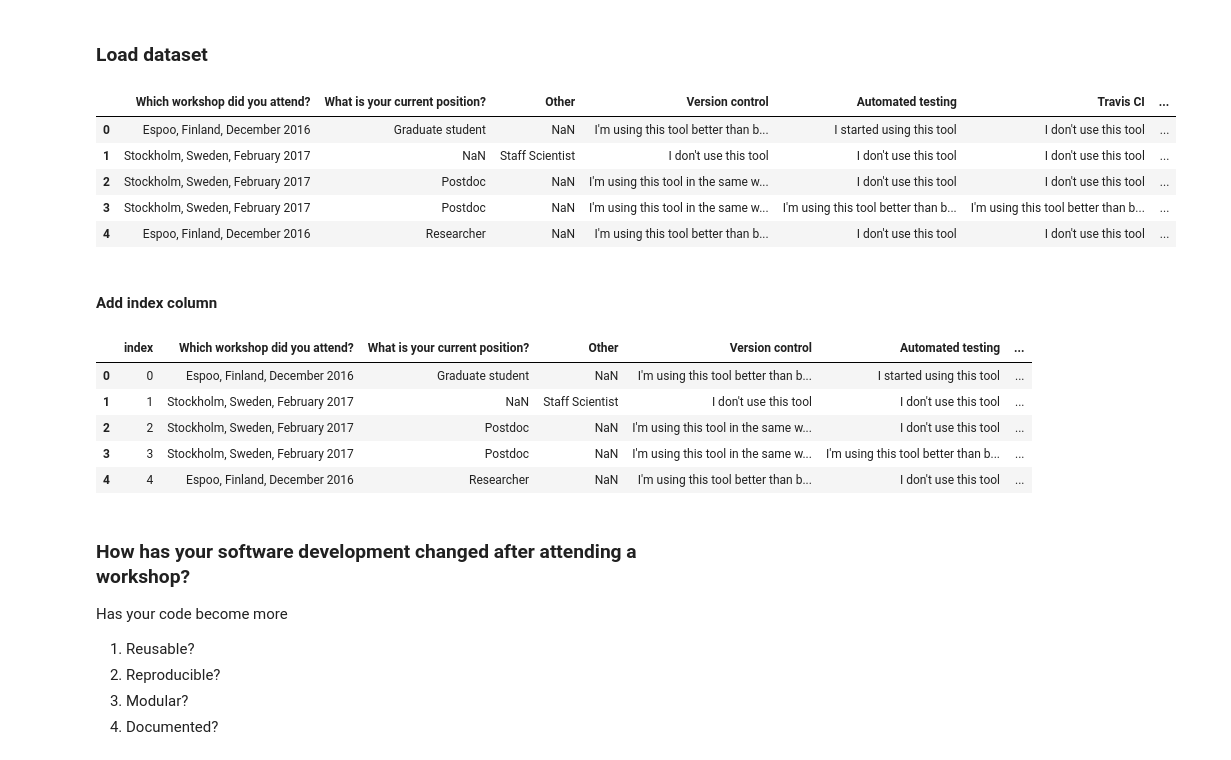
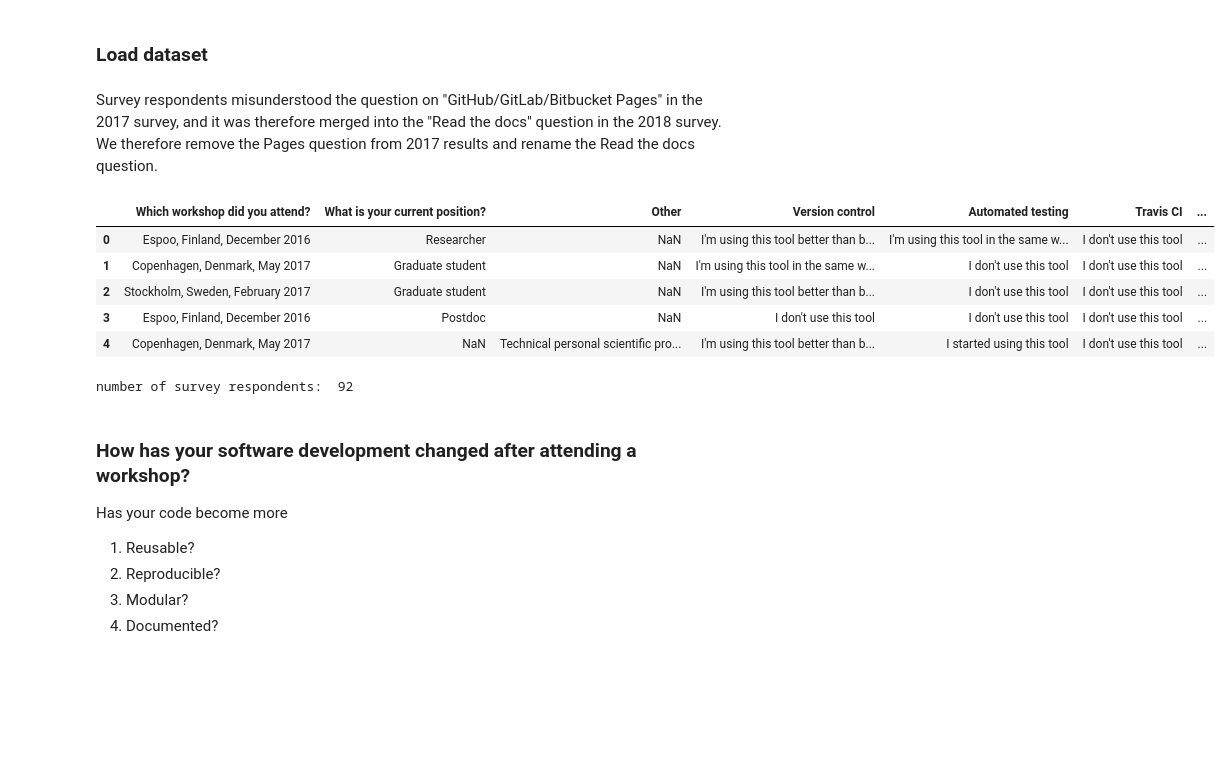
Before and after one commit to coderefinery/post-workshop-survey, a Jupyter notebook: survey_analysis.ipynb, the cells around one changed output. Drawn from its saved outputs; the diff is of its cells as text; code cells hidden in the pictures; blank space fills up the shorter version.

```diff
--- a/survey_analysis.ipynb
+++ b/survey_analysis.ipynb
@@ -8,31 +8,3 @@ import seaborn as sns
 %matplotlib inline
 # %% [markdown]
 ### Load dataset
-# %%
-df = pd.read_csv("workshop-followup-survey-report_2.csv")
-# replace space by underscore, DONT NEED TO
-#df.columns = [c.replace(' ', '_') for c in df.columns]
-
-# remove the GitHub-Pages question since it's probably misunderstood
-#del df["GitHub/GitLab/BitBucket_Pages"]
-del df["GitHub/GitLab/BitBucket Pages"]
-df.head()
-# %% [output]
-|  | Which workshop did you attend? | What is your current position? | Other | Version control | Automated testing | Travis CI | ... |
-| 0 | Espoo, Finland, December 2016 | Graduate student | NaN | I'm using this tool better than b... | I started using this tool | I don't use this tool | ... |
-| 1 | Stockholm, Sweden, February 2017 | NaN | Staff Scientist | I don't use this tool | I don't use this tool | I don't use this tool | ... |
-| 2 | Stockholm, Sweden, February 2017 | Postdoc | NaN | I'm using this tool in the same w... | I don't use this tool | I don't use this tool | ... |
-| 3 | Stockholm, Sweden, February 2017 | Postdoc | NaN | I'm using this tool in the same w... | I'm using this tool better than b... | I'm using this tool better than b... | ... |
-| 4 | Espoo, Finland, December 2016 | Researcher | NaN | I'm using this tool better than b... | I don't use this tool | I don't use this tool | ... |
-# %% [markdown]
-#### Add index column
-# %%
-df = df.reset_index()
-df.head()
-# %% [output]
-|  | index | Which workshop did you attend? | What is your current position? | Other | Version control | Automated testing | ... |
-| 0 | 0 | Espoo, Finland, December 2016 | Graduate student | NaN | I'm using this tool better than b... | I started using this tool | ... |
-| 1 | 1 | Stockholm, Sweden, February 2017 | NaN | Staff Scientist | I don't use this tool | I don't use this tool | ... |
-| 2 | 2 | Stockholm, Sweden, February 2017 | Postdoc | NaN | I'm using this tool in the same w... | I don't use this tool | ... |
-| 3 | 3 | Stockholm, Sweden, February 2017 | Postdoc | NaN | I'm using this tool in the same w... | I'm using this tool better than b... | ... |
-| 4 | 4 | Espoo, Finland, December 2016 | Researcher | NaN | I'm using this tool better than b... | I don't use this tool | ... |
@@ -38,0 +20,18 @@ df.head()
+# %% [markdown]
+Survey respondents misunderstood the question on "GitHub/GitLab/Bitbucket Pages" in the 2017 survey, and it was therefore merged into the "Read the docs" question in the 2018 survey. We therefore remove the Pages question from 2017 results and rename the Read the docs question.
+# %%
+dataset2017 = "workshop-followup-survey-2017_processed.csv"
+df2017 = pd.read_csv(dataset2017)
+
+del df2017["GitHub/GitLab/BitBucket Pages"]
+df2017.rename(index=str, inplace=True, columns={"Read the docs":
+                              "Read the Docs or GitHub/GitLab/BitBucket Pages"})
+
+df2017.head()
+# %% [output]
+|  | Which workshop did you attend? | What is your current position? | Other | Version control | Automated testing | Travis CI | ... |
+| 0 | Espoo, Finland, December 2016 | Researcher | NaN | I'm using this tool better than b... | I'm using this tool in the same w... | I don't use this tool | ... |
+| 1 | Copenhagen, Denmark, May 2017 | Graduate student | NaN | I'm using this tool in the same w... | I don't use this tool | I don't use this tool | ... |
+| 2 | Stockholm, Sweden, February 2017 | Graduate student | NaN | I'm using this tool better than b... | I don't use this tool | I don't use this tool | ... |
+| 3 | Espoo, Finland, December 2016 | Postdoc | NaN | I don't use this tool | I don't use this tool | I don't use this tool | ... |
+| 4 | Copenhagen, Denmark, May 2017 | NaN | Technical personal scientific pro... | I'm using this tool better than b... | I started using this tool | I don't use this tool | ... |
@@ -39,3 +42,9 @@ df.head()
+# %%
+dfs = [df2017, df2018]
+df_all = pd.concat(dfs)
+print("number of survey respondents: ",len(df_all))
+# %% [output]
+number of survey respondents:  92
 # %% [markdown]
 ### How has your software development changed after attending a workshop?
 Has your code become more
```
Also changed, not shown: parts of 28 cells of this notebook.
